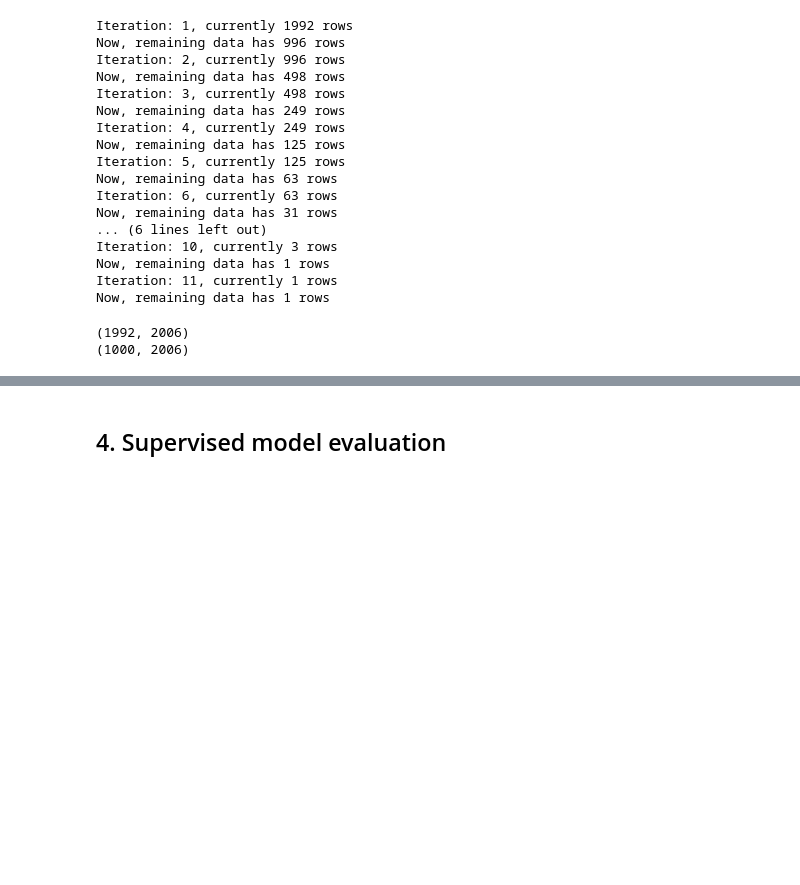
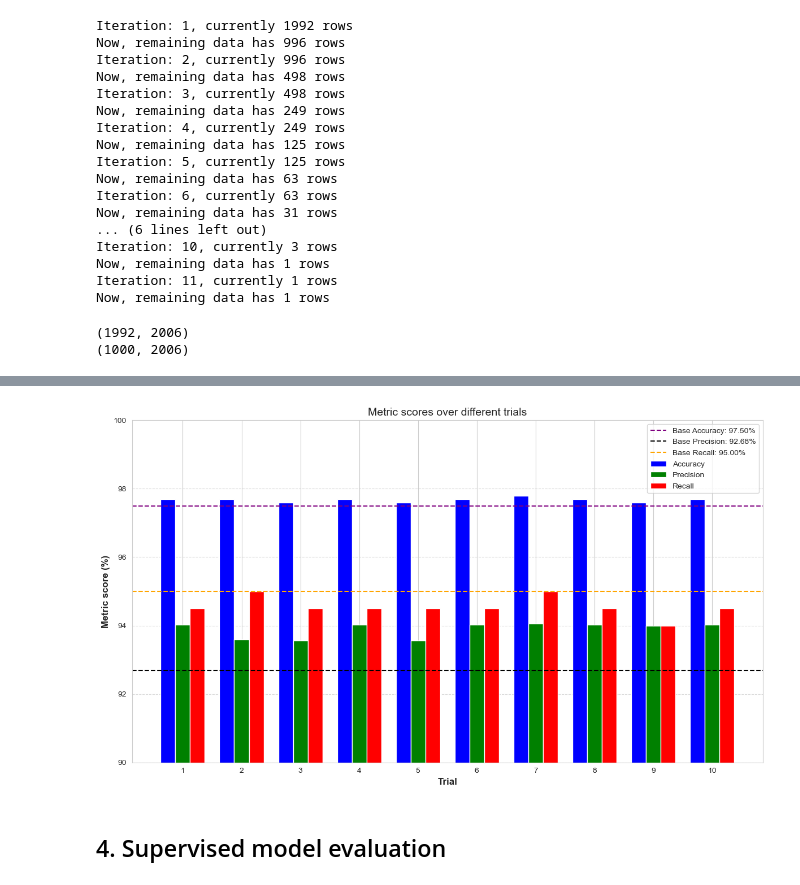
Before and after one commit to DELIRIOUSDONUT/SSIEK_ML_ass_1, a Jupyter notebook: COMP30027_2025_asst1_template.ipynb, the cells around one changed output, grey strips where cells are left out. Saved outputs shown, nothing was run; the diff lists cells and outputs as text; code cells hidden in the pictures; blank space fills up the shorter version.

```diff
--- a/COMP30027_2025_asst1_template.ipynb
+++ b/COMP30027_2025_asst1_template.ipynb
@@ -700,2 +802,36 @@ Max Precision: 94.06% at iteration 3
+# %%
+# Now, to plot
+sns.set_style('whitegrid')
+barWidth = 0.25
+fix, ax = plt.subplots(figsize=(12,7))
+
+r1= np.arange(len(seeds))
+r2 = [x+barWidth for x in r1]
+r3 = [x+barWidth for x in r2]
+
+ax.bar(r1, [x * 100 for x in strat_accs], width=barWidth, label='Accuracy', color='blue')
+ax.bar(r2, [x * 100 for x in strat_precs], width=barWidth, label='Precision', color='green')
+ax.bar(r3, [x * 100 for x in strat_recs], width=barWidth, label='Recall', color='red')
+
+# Add horizontal lines for base values (Accuracy, Precision, Recall) (multiplying by 100 for percentage representation)
+plt.axhline(base_accuracy, color='purple', linestyle='--', label=f'Base Accuracy: {base_accuracy:.2f}%')
+plt.axhline(base_precision, color='black', linestyle='--', label=f'Base Precision: {base_precision:.2f}%')
+plt.axhline(base_recall, color='orange', linestyle='--', label=f'Base Recall: {base_recall:.2f}%')
+
+ax.set_xlabel('Trial', fontweight='bold', fontsize=12)
+ax.set_ylabel('Metric score (%)', fontweight='bold', fontsize=12)
+ax.set_title('Metric scores over different trials', fontsize=14)
+ax.set_xticks([r+barWidth for r in range(len(seeds))])
+ax.set_xticklabels([i+1 for i in range(len(seeds))])
+ax.set_ylim(90, 100)
+ax.grid(True, axis='y', linestyle='--', alpha=0.7)
+
+ax.legend()
+
+plt.tight_layout()
+plt.savefig('metrics_different_trials_strat_random.png', dpi=300)
+plt.show()
+# %% [output]
+[figure, added]
 # %% [markdown]
 ## 4. Supervised model evaluation
```
Also changed, not shown: parts of 8 cells of this notebook, 3 other files.
